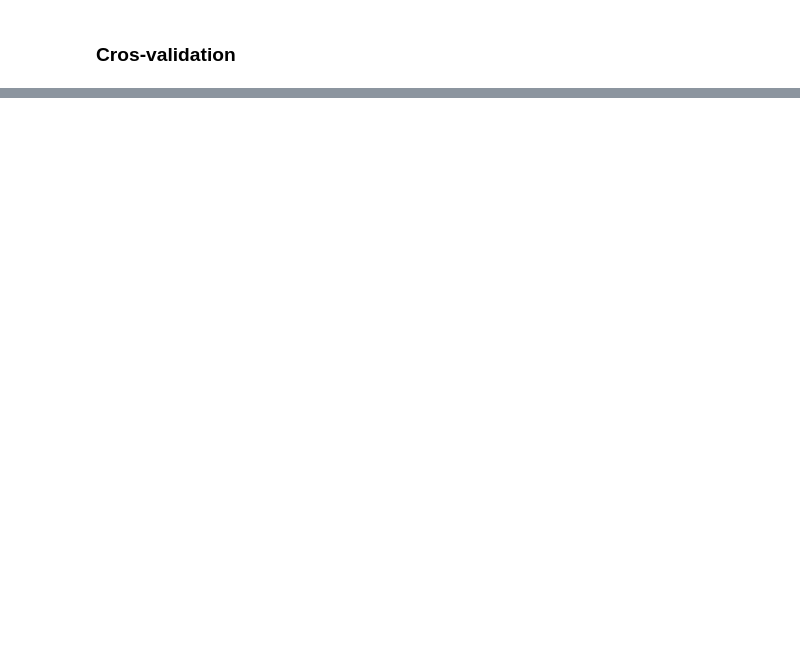
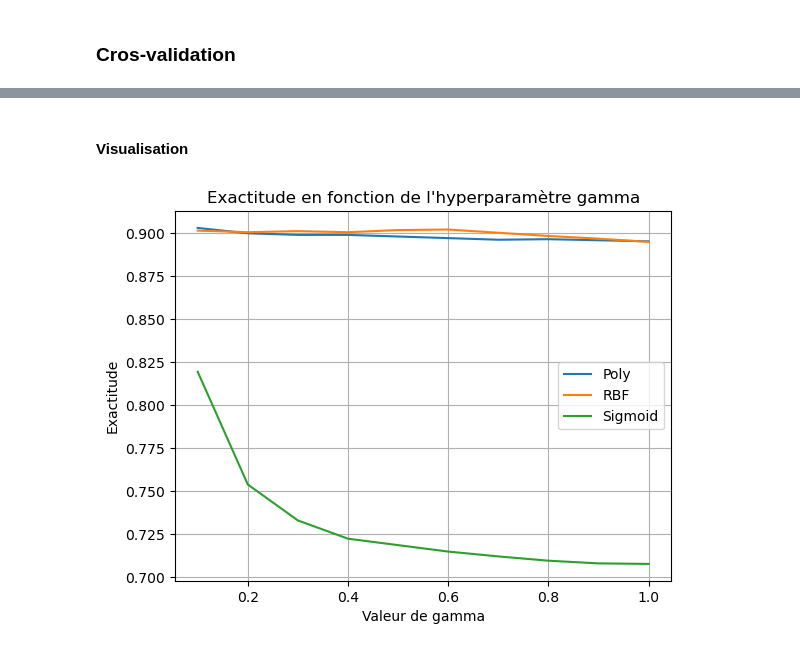
Before and after one commit to tanguy-linard/stellar-classification, a Jupyter notebook: stellar_classification.ipynb, the cells around one changed output, grey strips where cells are left out. Drawn from its saved outputs; the diff is of its cells as text; code cells hidden in the pictures; blank space fills up the shorter version.

```diff
--- a/stellar_classification.ipynb
+++ b/stellar_classification.ipynb
@@ -309,0 +348,12 @@ print(pd.DataFrame(results))
+# %%
+
+svc_poly = SVC(kernel='poly', C=5, degree = 3)
+
+grid_search_poly = GridSearchCV(svc_poly,
+                                param_grid={'gamma': gamma_values},
+                                cv=5,
+                                scoring = 'accuracy',
+                                verbose = 2)
+
+grid_search_poly.fit(X_train_val, y_train_val)
+accuracies_poly = grid_search_poly.cv_results_['mean_test_score']
@@ -309,0 +380,11 @@ print(pd.DataFrame(results))
+# %%
+svc_rbf = SVC(kernel='rbf', C=5)
+
+grid_search_rbf = GridSearchCV(svc_rbf,
+                                param_grid={'gamma': gamma_values},
+                                cv=5,
+                                scoring = 'accuracy',
+                                verbose = 2)
+
+grid_search_rbf.fit(X_train_val, y_train_val)
+accuracies_rbf = grid_search_rbf.cv_results_['mean_test_score']
@@ -309,0 +411,11 @@ print(pd.DataFrame(results))
+# %%
+svc_sigmoid = SVC(kernel='sigmoid', C=5)
+
+grid_search_sigmoid = GridSearchCV(svc_sigmoid,
+                                param_grid={'gamma': gamma_values},
+                                cv=5,
+                                scoring = 'accuracy',
+                                verbose = 2)
+
+grid_search_sigmoid.fit(X_train_val, y_train_val)
+accuracies_sigmoid= grid_search_sigmoid.cv_results_['mean_test_score']
@@ -309,0 +440,14 @@ print(pd.DataFrame(results))
+# %% [markdown]
+#### Visualisation
+# %%
+plt.plot(gamma_values, accuracies_poly, label='Poly')
+plt.plot(gamma_values, accuracies_rbf, label='RBF')
+plt.plot(gamma_values, accuracies_sigmoid, label='Sigmoid')
+plt.title("Exactitude en fonction de l'hyperparamètre gamma")
+plt.xlabel('Valeur de gamma')
+plt.ylabel('Exactitude')
+plt.legend()
+plt.grid()
+plt.show()
+# %% [output]
+[figure, added]
```
Also changed, not shown: parts of 27 cells of this notebook.
